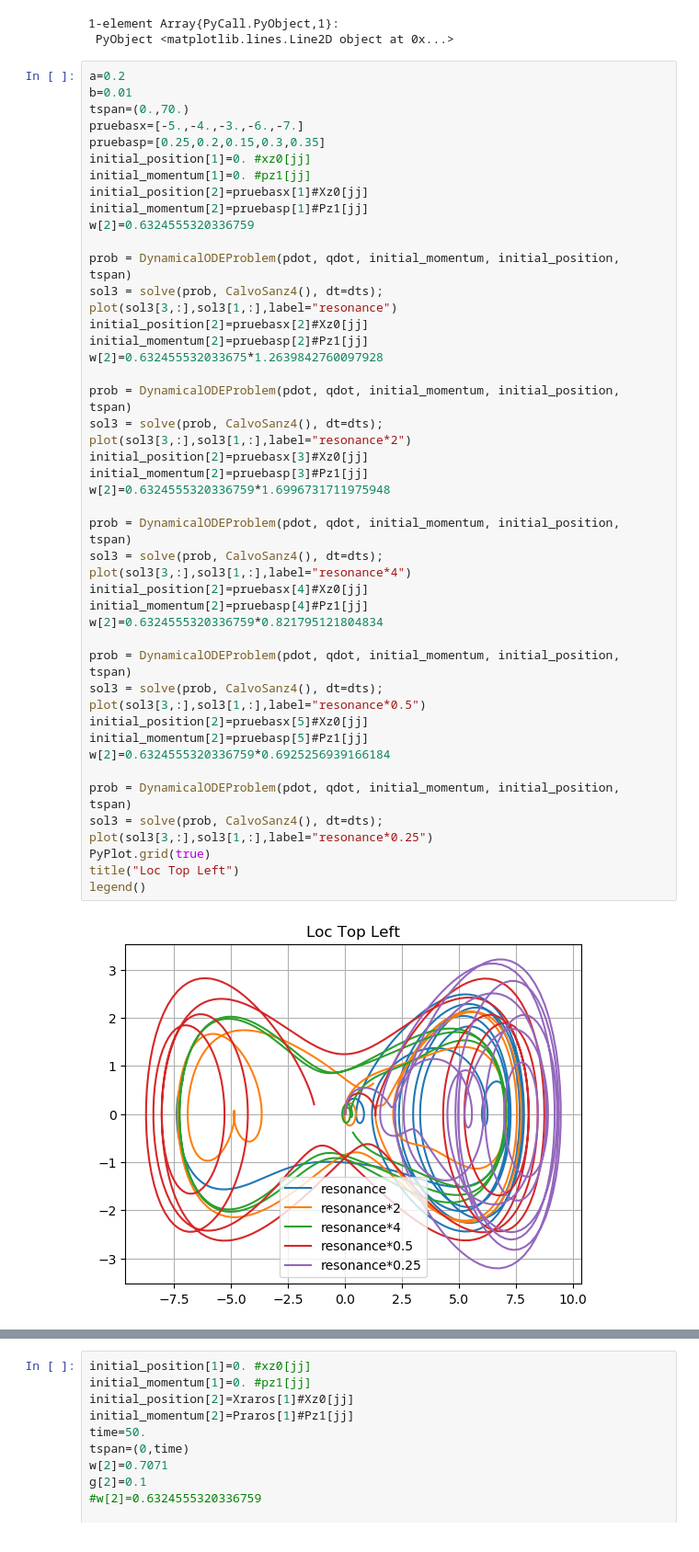
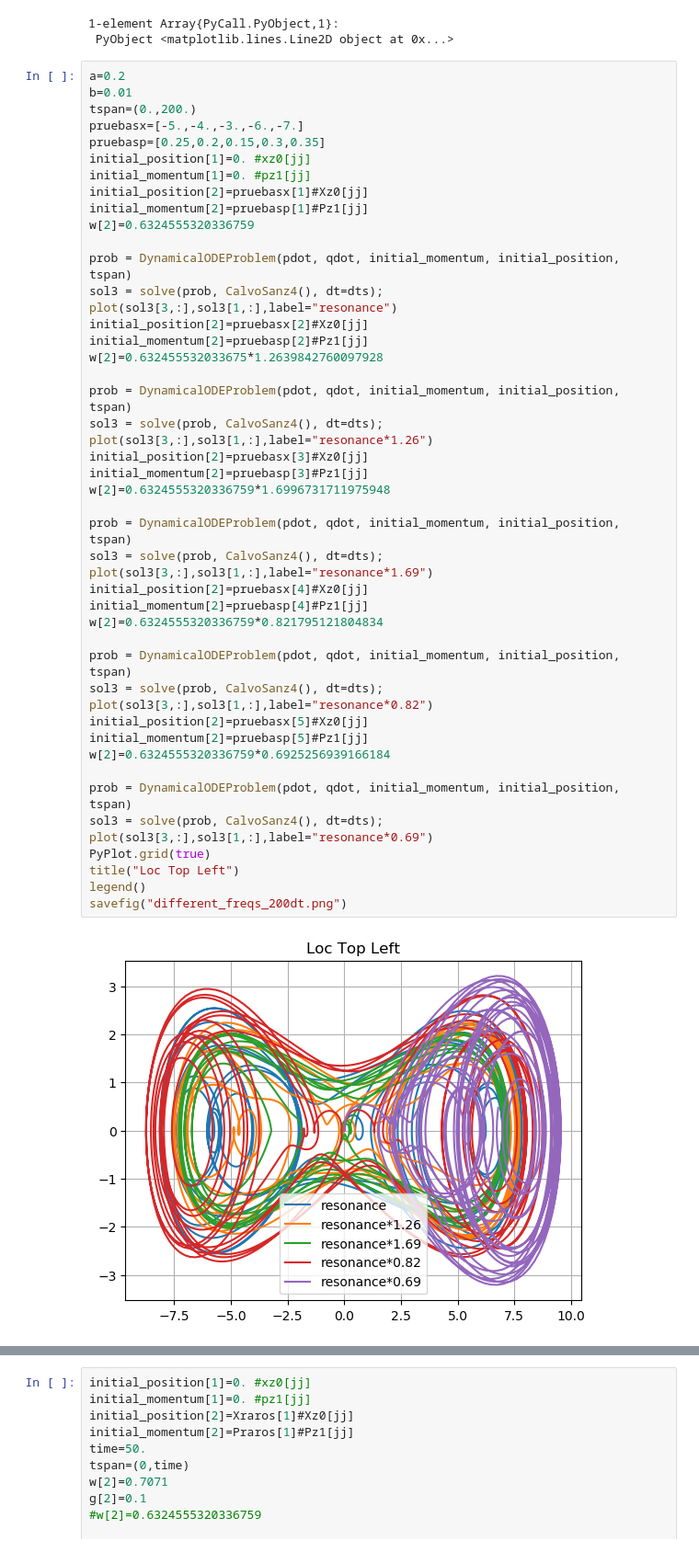
Before and after one commit to spenam/thesis_codes_git, a Jupyter notebook: information.ipynb, the cells around one changed output, grey strips where cells are left out. Shown at 92% size. Saved outputs shown, nothing was run; the diff lists cells and outputs as text.

```diff
--- a/information.ipynb
+++ b/information.ipynb
@@ -468,7 +468,7 @@ plot(sol3[1,:])
 # %%
 a=0.2
 b=0.01
-tspan=(0.,70.)
+tspan=(0.,200.)
 pruebasx=[-5.,-4.,-3.,-6.,-7.]
 pruebasp=[0.25,0.2,0.15,0.3,0.35]
 initial_position[1]=0. #xz0[jj]
@@ -481,35 +481,36 @@ prob = DynamicalODEProblem(pdot, qdot, initial_momentum, initial_position, tspan
 sol3 = solve(prob, CalvoSanz4(), dt=dts);
 plot(sol3[3,:],sol3[1,:],label="resonance")
 initial_position[2]=pruebasx[2]#Xz0[jj]
 initial_momentum[2]=pruebasp[2]#Pz1[jj]
 w[2]=0.632455532033675*1.2639842760097928
 
 prob = DynamicalODEProblem(pdot, qdot, initial_momentum, initial_position, tspan)
 sol3 = solve(prob, CalvoSanz4(), dt=dts);
-plot(sol3[3,:],sol3[1,:],label="resonance*2")
+plot(sol3[3,:],sol3[1,:],label="resonance*1.26")
 initial_position[2]=pruebasx[3]#Xz0[jj]
 initial_momentum[2]=pruebasp[3]#Pz1[jj]
 w[2]=0.6324555320336759*1.6996731711975948
 
 prob = DynamicalODEProblem(pdot, qdot, initial_momentum, initial_position, tspan)
 sol3 = solve(prob, CalvoSanz4(), dt=dts);
-plot(sol3[3,:],sol3[1,:],label="resonance*4")
+plot(sol3[3,:],sol3[1,:],label="resonance*1.69")
 initial_position[2]=pruebasx[4]#Xz0[jj]
 initial_momentum[2]=pruebasp[4]#Pz1[jj]
 w[2]=0.6324555320336759*0.821795121804834
 
 prob = DynamicalODEProblem(pdot, qdot, initial_momentum, initial_position, tspan)
 sol3 = solve(prob, CalvoSanz4(), dt=dts);
-plot(sol3[3,:],sol3[1,:],label="resonance*0.5")
+plot(sol3[3,:],sol3[1,:],label="resonance*0.82")
 initial_position[2]=pruebasx[5]#Xz0[jj]
 initial_momentum[2]=pruebasp[5]#Pz1[jj]
 w[2]=0.6324555320336759*0.6925256939166184
 
 prob = DynamicalODEProblem(pdot, qdot, initial_momentum, initial_position, tspan)
 sol3 = solve(prob, CalvoSanz4(), dt=dts);
-plot(sol3[3,:],sol3[1,:],label="resonance*0.25")
+plot(sol3[3,:],sol3[1,:],label="resonance*0.69")
 PyPlot.grid(true)
 title("Loc Top Left")
 legend()
+savefig("different_freqs_200dt.png")
 # %% [output]
-[figure, old version]
+[figure, new version]
```
Also changed, not shown: parts of 5 cells of this notebook, 3 other files.
